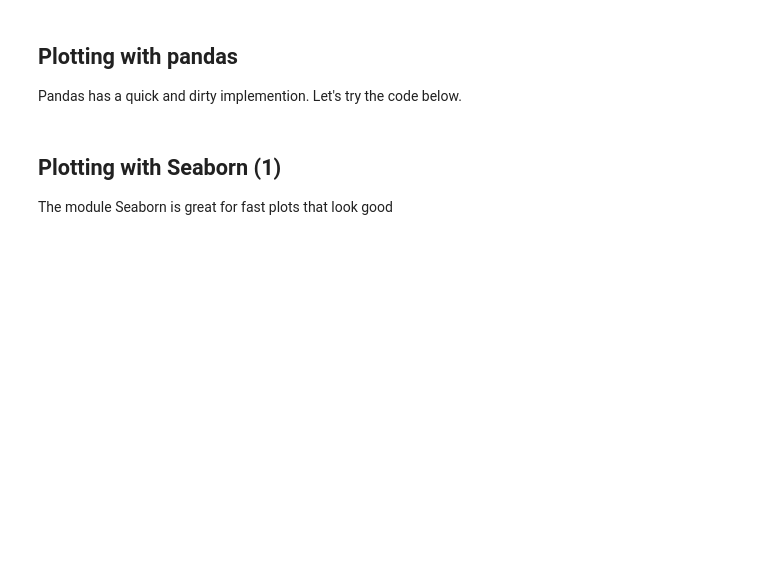
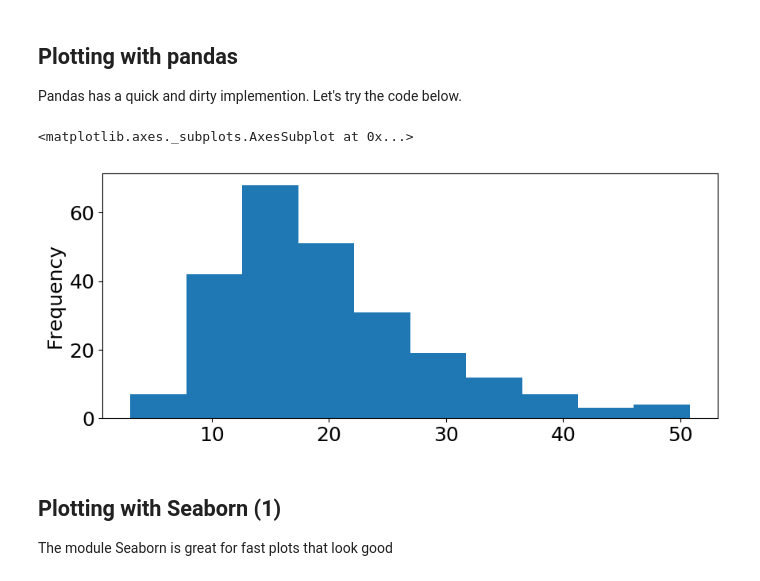
Before and after one commit to abjer/sds, a Jupyter notebook: material/session_5/lecture_5.ipynb, the cells around one changed output. Saved outputs shown, nothing was run; the diff lists cells and outputs as text; code cells hidden in the pictures; blank space fills up the shorter version.

```diff
--- a/material/session_5/lecture_5.ipynb
+++ b/material/session_5/lecture_5.ipynb
@@ -185,8 +233,10 @@ plt.rcParams.update({'font.size': 18})
 ## Plotting with pandas
 Pandas has a quick and dirty implemention. Let's try the code below.
 # %%
-x.head()
-#x.plot.hist()
+x.plot.hist()
+# %% [output]
+<matplotlib.axes._subplots.AxesSubplot at 0x...>
+[figure, added]
 # %% [markdown]
 ## Plotting with Seaborn (1)
 The module Seaborn is great for fast plots that look good
```
Also changed, not shown: parts of 22 cells of this notebook, 5 other files.
